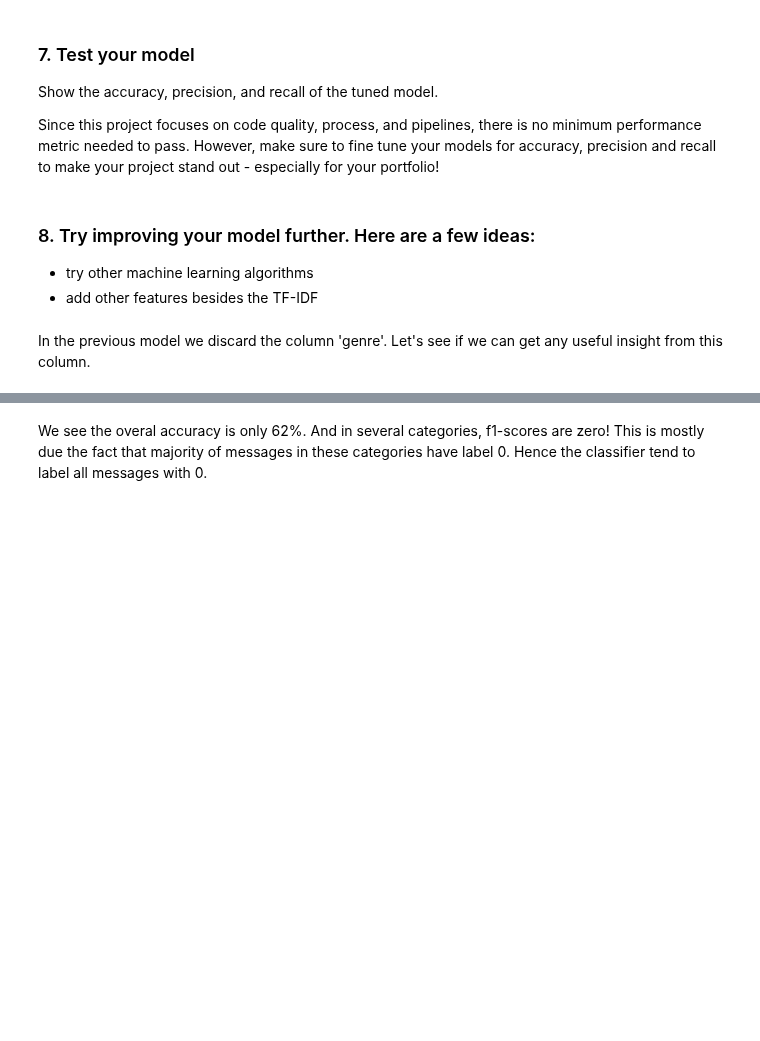
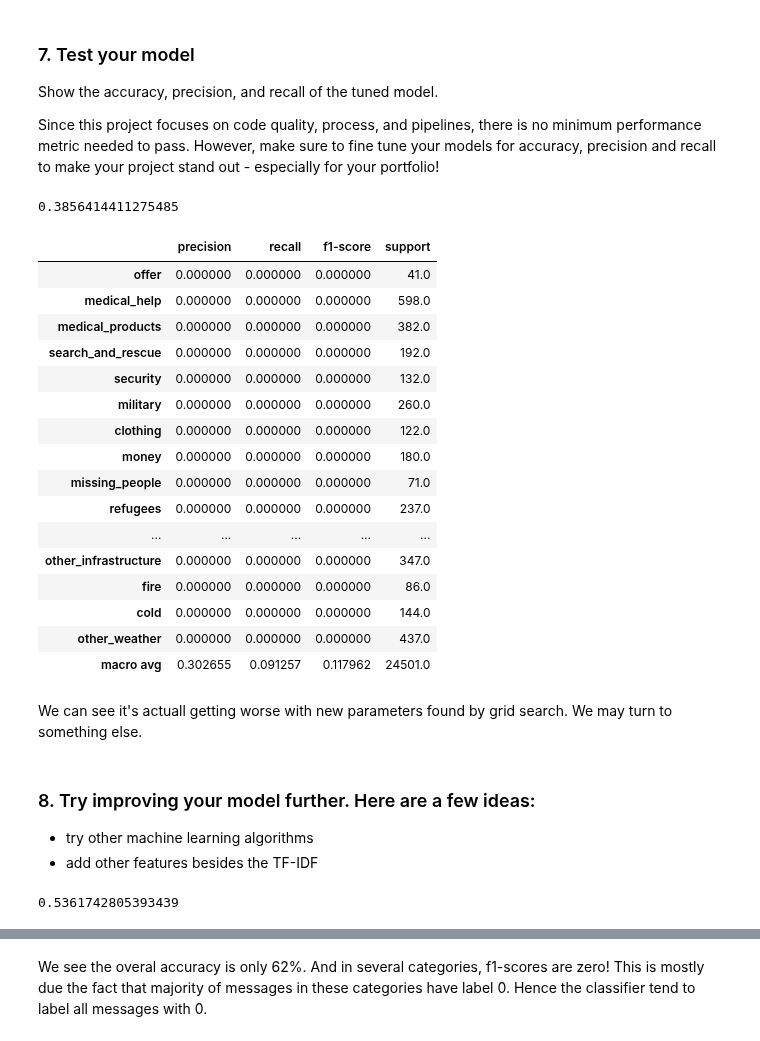
Before and after one commit to suebatista/Disaster-Response-Pipeline-Udacity, a Jupyter notebook: ML Pipeline Preparation.ipynb, the cells around one changed output, grey strips where cells are left out. Drawn from its saved outputs; the diff is of its cells as text; code cells hidden in the pictures; blank space fills up the shorter version.

Commit message:
snapshot before deleting experiment with adding 'genre' features

```diff
--- a/ML Pipeline Preparation.ipynb
+++ b/ML Pipeline Preparation.ipynb
@@ -63,15 +59,7 @@ from sklearn.linear_model import LogisticRegression
 from sklearn.metrics import jaccard_score
 from sklearn.pipeline import Pipeline
 # %%
-from tempfile import mkdtemp
-# cachedir = mkdtemp()
-
-base_lr = LogisticRegression()
-# pipe = Pipeline([
-#     ('tfidf_vect', TfidfVectorizer(tokenizer = tokenize)),
-#     ('clf', OneVsRestClassifier(base_lr)),
-# ], memory=cachedir)
-
+base_lr = LogisticRegression(max_iter = 500)
 pipe = Pipeline([
     ('tfidf_vect', TfidfVectorizer(tokenizer = tokenize)),
     ('clf', OneVsRestClassifier(base_lr)),
@@ -114,23 +106,25 @@ scoring['jaccard_score']
 # %%
 from sklearn.model_selection import GridSearchCV
 from shutil import rmtree
+from tempfile import mkdtemp
+cachedir = mkdtemp()
 
-
+pipe = Pipeline([
+    ('tfidf_vect', TfidfVectorizer(tokenizer = tokenize)),
+    ('clf', OneVsRestClassifier(base_lr)),
+], memory=cachedir)
 
 ## parameters for logistic_regression
 parameters = {
-#     'tfidf_vect__max_df': (0.5, 0.75, 1.0),
-#     'tfidf_vect__max_features': (None, 5000, 10000),
-#     'tfidf_vect__ngram_range': ((1, 1), (1, 2)),  # unigrams or bigrams
-#     'tfidf_vect__norm': ('l1', 'l2'),
-#    'clf__estimator__penalty': ('l1', 'l2', 'elasticnet'),
+    'tfidf_vect__max_df': (0.5, 0.75, 1.0),
+    'tfidf_vect__max_features': (None, 5000, 10000),
+    'tfidf_vect__ngram_range': ((1, 1), (1, 2)),  # unigrams or bigrams
     'clf__estimator__max_iter': (50, 100, 500),
     'clf__estimator__C': (0.1, 1.0, 10, 100),
-   'clf__estimator__class_weight':('balanced', None),
 }
 
 
-grid_search = GridSearchCV(pipe, parameters, scoring = scoring['jaccard_score'], n_jobs=1, verbose=1)
+grid_search = GridSearchCV(pipe, parameters, scoring = 'f1_samples', n_jobs=-1, verbose=1)
 # %%
 from pprint import pprint
 from time import time
@@ -169,3 +190,6 @@ new_pipe = Pipeline([
 new_pipe.fit(x_train, y_train)
 y_pred = new_pipe.predict(x_test)
 ovr_jaccard_score = jaccard_score(y_test, y_pred, average='samples')
+ovr_jaccard_score
+# %% [output]
+0.3856414411275485
@@ -174,6 +196,28 @@ ovr_jaccard_score
+# %%
+new_report = classification_report(y_test, y_pred, target_names = target_names, output_dict=True)
+new_report = pd.DataFrame(new_report).transpose()
+new_report[(new_report['precision'] == 0.0) | (new_report.index == 'macro avg')]
+# %% [output]
+|  | precision | recall | f1-score | support |
+| offer | 0.000000 | 0.000000 | 0.000000 | 41.0 |
+| medical_help | 0.000000 | 0.000000 | 0.000000 | 598.0 |
+| medical_products | 0.000000 | 0.000000 | 0.000000 | 382.0 |
+| search_and_rescue | 0.000000 | 0.000000 | 0.000000 | 192.0 |
+| security | 0.000000 | 0.000000 | 0.000000 | 132.0 |
+| military | 0.000000 | 0.000000 | 0.000000 | 260.0 |
+| clothing | 0.000000 | 0.000000 | 0.000000 | 122.0 |
+| money | 0.000000 | 0.000000 | 0.000000 | 180.0 |
+| missing_people | 0.000000 | 0.000000 | 0.000000 | 71.0 |
+| refugees | 0.000000 | 0.000000 | 0.000000 | 237.0 |
+| ... | ... | ... | ... | ... |
+| other_infrastructure | 0.000000 | 0.000000 | 0.000000 | 347.0 |
+| fire | 0.000000 | 0.000000 | 0.000000 | 86.0 |
+| cold | 0.000000 | 0.000000 | 0.000000 | 144.0 |
+| other_weather | 0.000000 | 0.000000 | 0.000000 | 437.0 |
+| macro avg | 0.302655 | 0.091257 | 0.117962 | 24501.0 |
+# %% [markdown]
+We can see it's actuall getting worse with new parameters found by grid search. We may turn to something else.
 # %% [markdown]
 ### 8. Try improving your model further. Here are a few ideas:
 * try other machine learning algorithms
 * add other features besides the TF-IDF
-# %% [markdown]
-In the previous model we discard the column 'genre'. Let's see if we can get any useful insight from this column.
@@ -182,2 +224,6 @@ df['genre'].value_counts()
+# %%
+len(df[(df['genre'] == 'news') & (df['related'] == 1)])/df['related'].sum()
+# %% [output]
+0.5361742805393439
 # %%
 len(df[(df['genre'] == 'social') & (df['related'] == 1)])/df['related'].sum()
```
Also changed, not shown: parts of 40 cells of this notebook.
